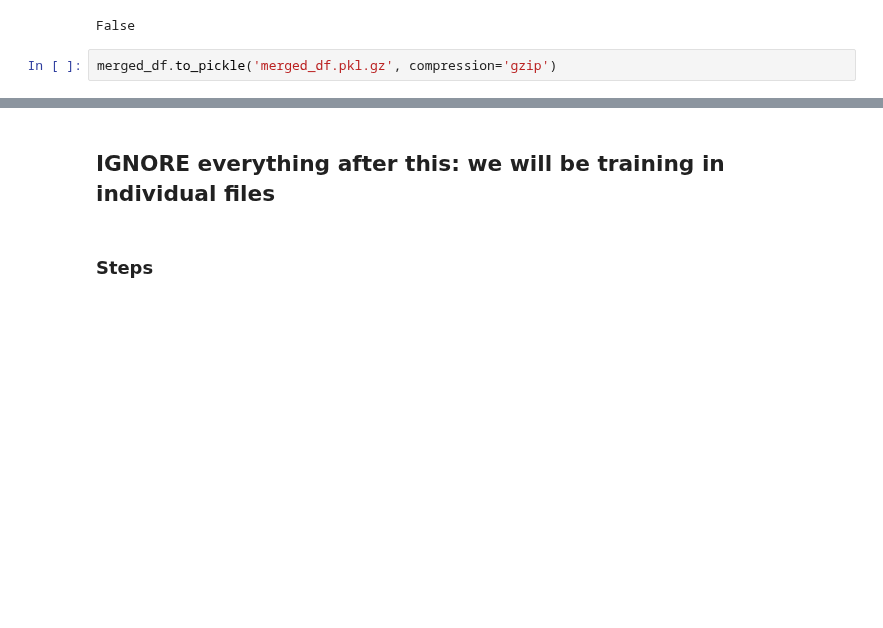
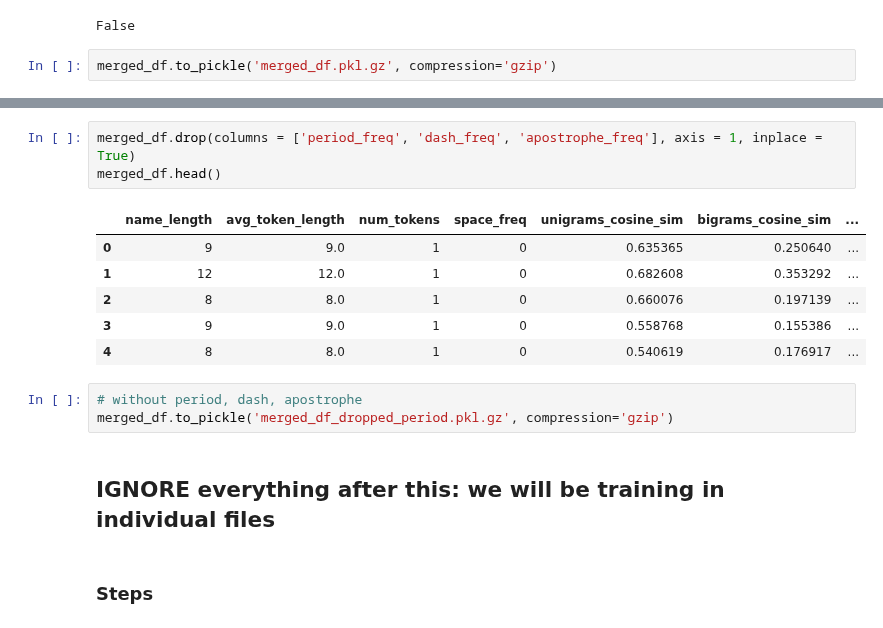
Before and after one commit to Exiger-project/Name_Of_Origin_Project-, a Jupyter notebook: DataConsolidation.ipynb, the cells around one changed output, grey strips where cells are left out. Saved outputs shown, nothing was run; the diff lists cells and outputs as text; blank space fills up the shorter version.

```diff
--- a/DataConsolidation.ipynb
+++ b/DataConsolidation.ipynb
@@ -762,3 +799,16 @@ merged_df.to_pickle('merged_df.pkl.gz', compression='gzip')
+# %%
+merged_df.drop(columns = ['period_freq', 'dash_freq', 'apostrophe_freq'], axis = 1, inplace = True)
+merged_df.head()
+# %% [output]
+|  | name_length | avg_token_length | num_tokens | space_freq | unigrams_cosine_sim | bigrams_cosine_sim | ... |
+| 0 | 9 | 9.0 | 1 | 0 | 0.635365 | 0.250640 | ... |
+| 1 | 12 | 12.0 | 1 | 0 | 0.682608 | 0.353292 | ... |
+| 2 | 8 | 8.0 | 1 | 0 | 0.660076 | 0.197139 | ... |
+| 3 | 9 | 9.0 | 1 | 0 | 0.558768 | 0.155386 | ... |
+| 4 | 8 | 8.0 | 1 | 0 | 0.540619 | 0.176917 | ... |
+# %%
+# without period, dash, apostrophe
+merged_df.to_pickle('merged_df_dropped_period.pkl.gz', compression='gzip')
 # %% [markdown]
 ## IGNORE everything after this: we will be training in individual files
 # %% [markdown]
```
Also changed, not shown: parts of 13 cells of this notebook, 3 other files.
